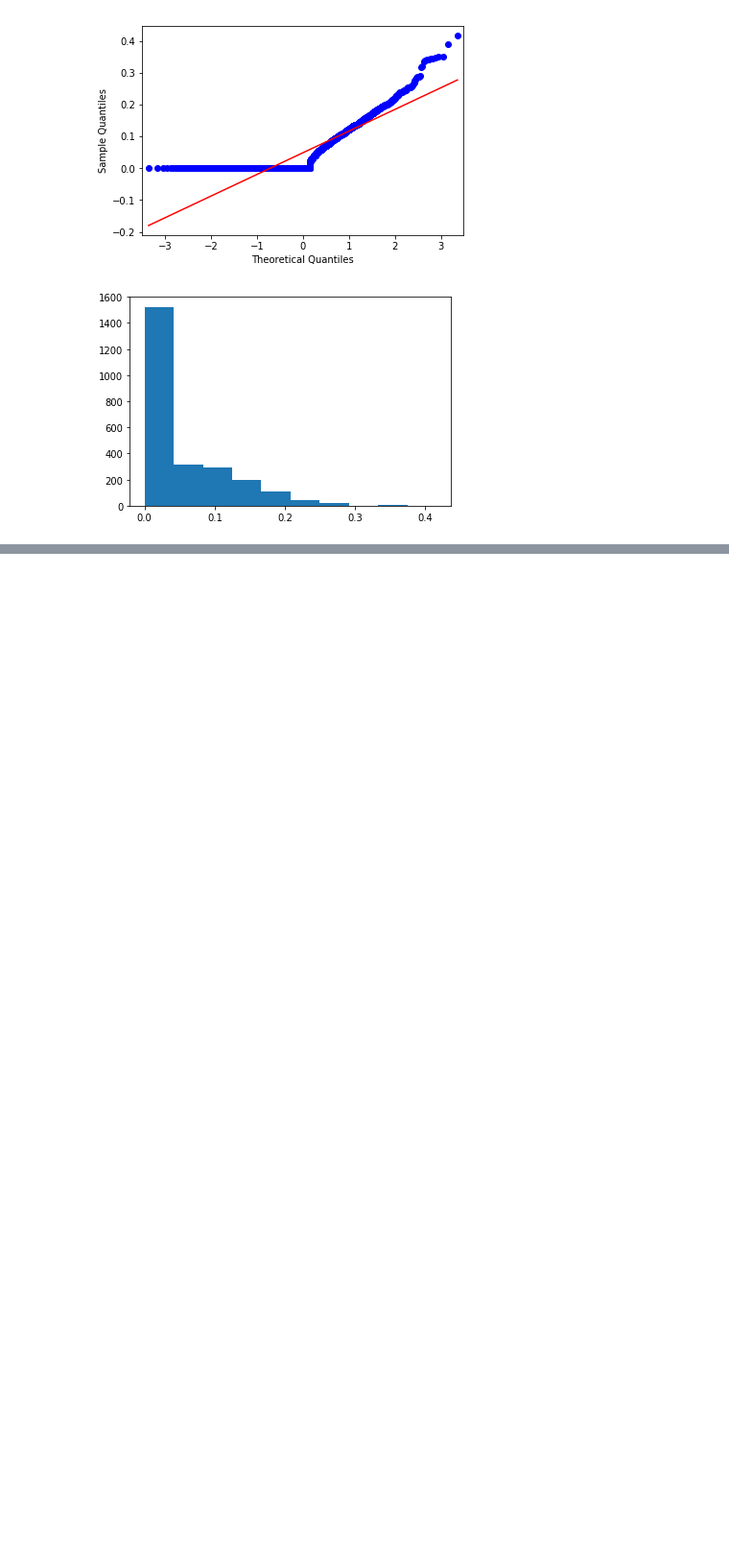
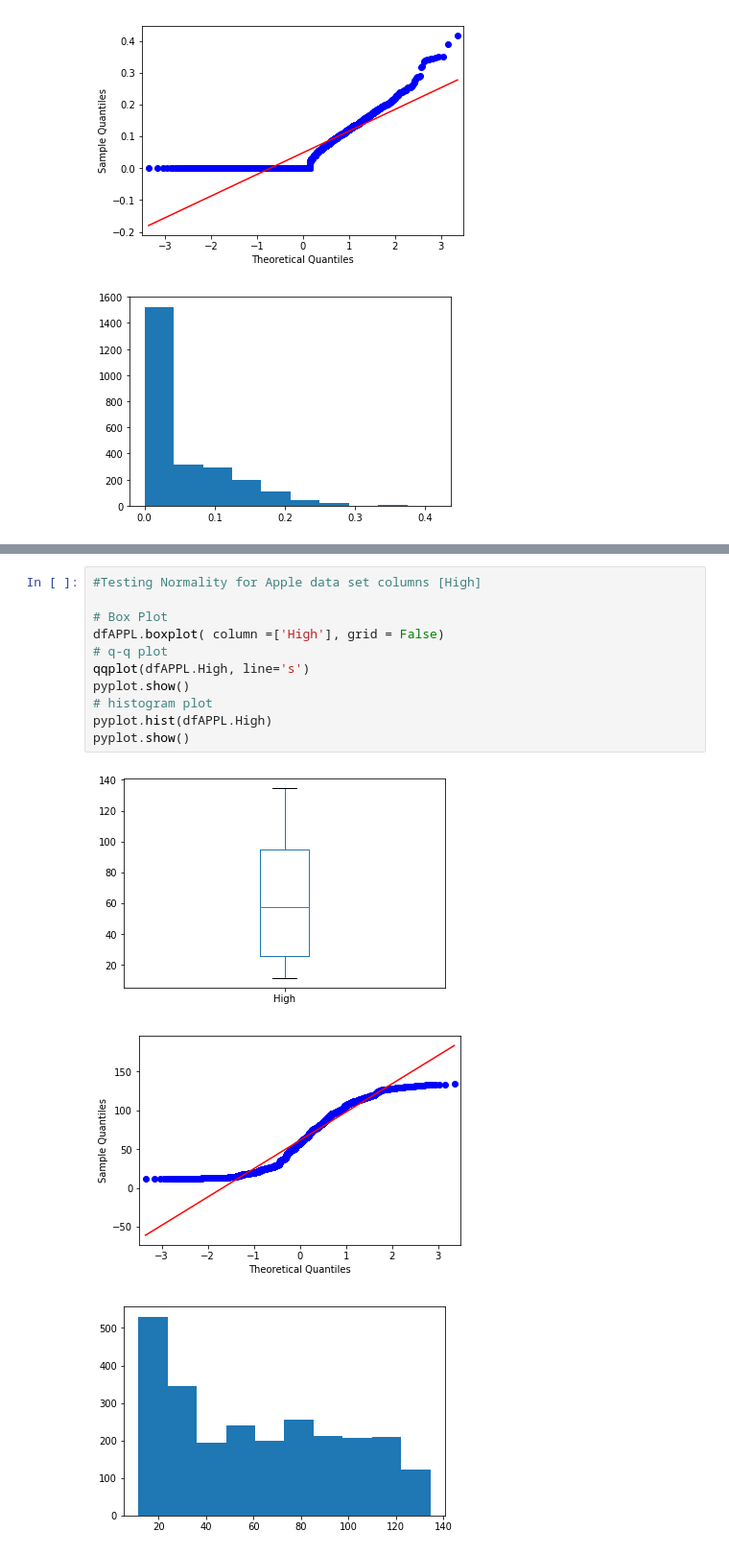
Before and after one commit to micattia/Capstone, a Jupyter notebook: 03_Univariate_analysis.ipynb, the cells around one changed output, grey strips where cells are left out. Shown: that part at 96% size. Drawn from its saved outputs; the diff is of its cells as text; blank space fills up the shorter version.

```diff
--- a/03_Univariate_analysis.ipynb
+++ b/03_Univariate_analysis.ipynb
@@ -175,0 +205,15 @@ pyplot.show()
+# %%
+#Testing Normality for Apple data set columns [High]
+
+# Box Plot
+dfAPPL.boxplot( column =['High'], grid = False)
+# q-q plot
+qqplot(dfAPPL.High, line='s')
+pyplot.show()
+# histogram plot
+pyplot.hist(dfAPPL.High)
+pyplot.show()
+# %% [output]
+[figure, added]
+[figure, added]
+[figure, added]
```
Also changed, not shown: parts of 9 cells of this notebook.
